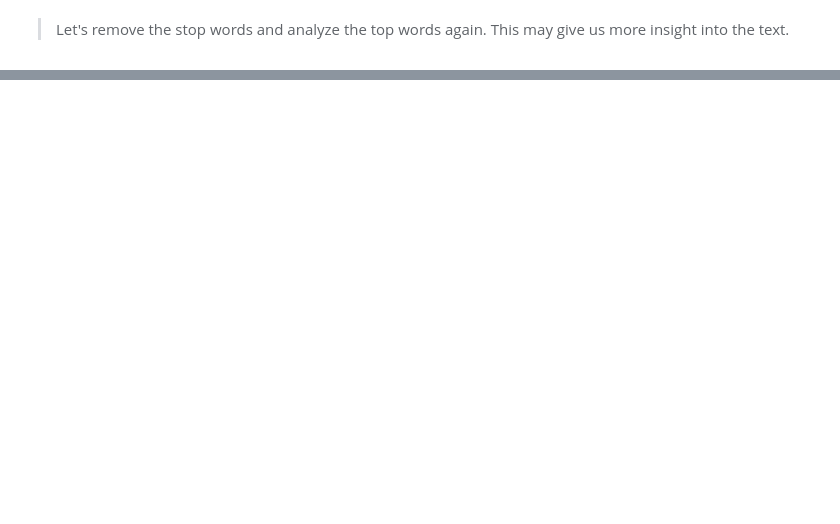
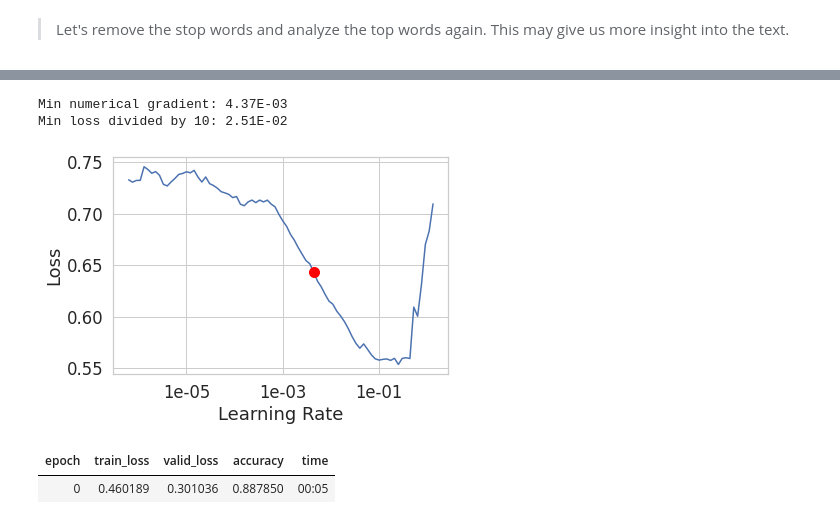
Before and after one commit to merrillm1/sentiment_analysis_with_ULMFiT, a Jupyter notebook: Yelp_Sentiment_Analysis_with_ULMFiT.ipynb, the cells around one changed output, grey strips where cells are left out. Cells and saved outputs as stored; diff of their text form; code cells hidden in the pictures; blank space fills up the shorter version.

```diff
--- a/Yelp_Sentiment_Analysis_with_ULMFiT.ipynb
+++ b/Yelp_Sentiment_Analysis_with_ULMFiT.ipynb
@@ -456,0 +852,4 @@ print(cf_matrix)
+# %%
+# Load text vocab
+clean_class = TextClasDataBunch.from_csv(path='',csv_name='train_clean.csv',
+                              vocab=review_clean.train_ds.vocab,bs=32,text_cols='clean_text',label_cols='sentiment')
@@ -456,0 +859,6 @@ print(cf_matrix)
+# %%
+# Initialize text classifier with text vocab from clean_class
+clean_model = text_classifier_learner(clean_class, AWD_LSTM, drop_mult=0.7)
+# %%
+# Set base model with encoder
+clean_model = clean_model.load_encoder('clean_encoder')
@@ -456,0 +875,14 @@ print(cf_matrix)
+# %%
+# Plot loss function based on LR
+clean_model.recorder.plot(show_grid=True, suggestion=True)
+lr = clean_model.recorder.min_grad_lr
+# %% [output]
+Min numerical gradient: 4.37E-03
+Min loss divided by 10: 2.51E-02
+[figure, added]
+# %%
+# Start training layers
+clean_model.fit_one_cycle(cyc_len=1,max_lr=lr,moms=(0.95,0.85))
+# %% [output]
+| epoch | train_loss | valid_loss | accuracy | time |
+| 0 | 0.460189 | 0.301036 | 0.887850 | 00:05 |
```
Also changed, not shown: parts of 172 cells of this notebook.
